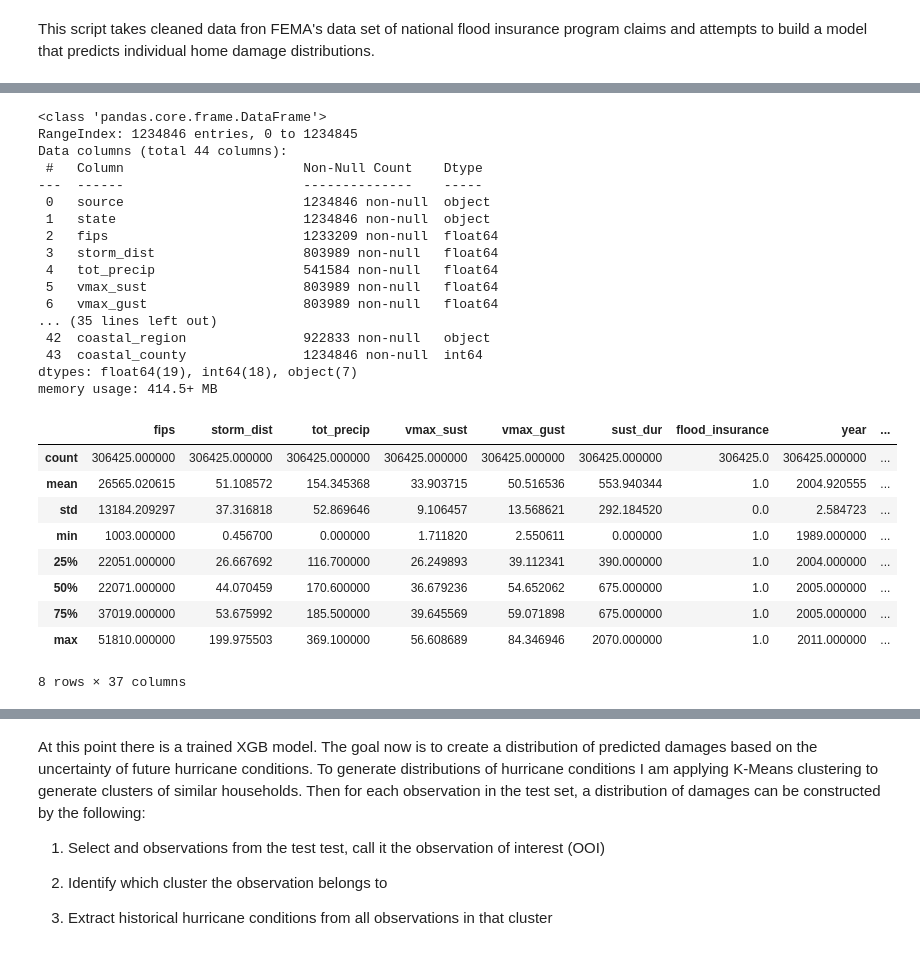
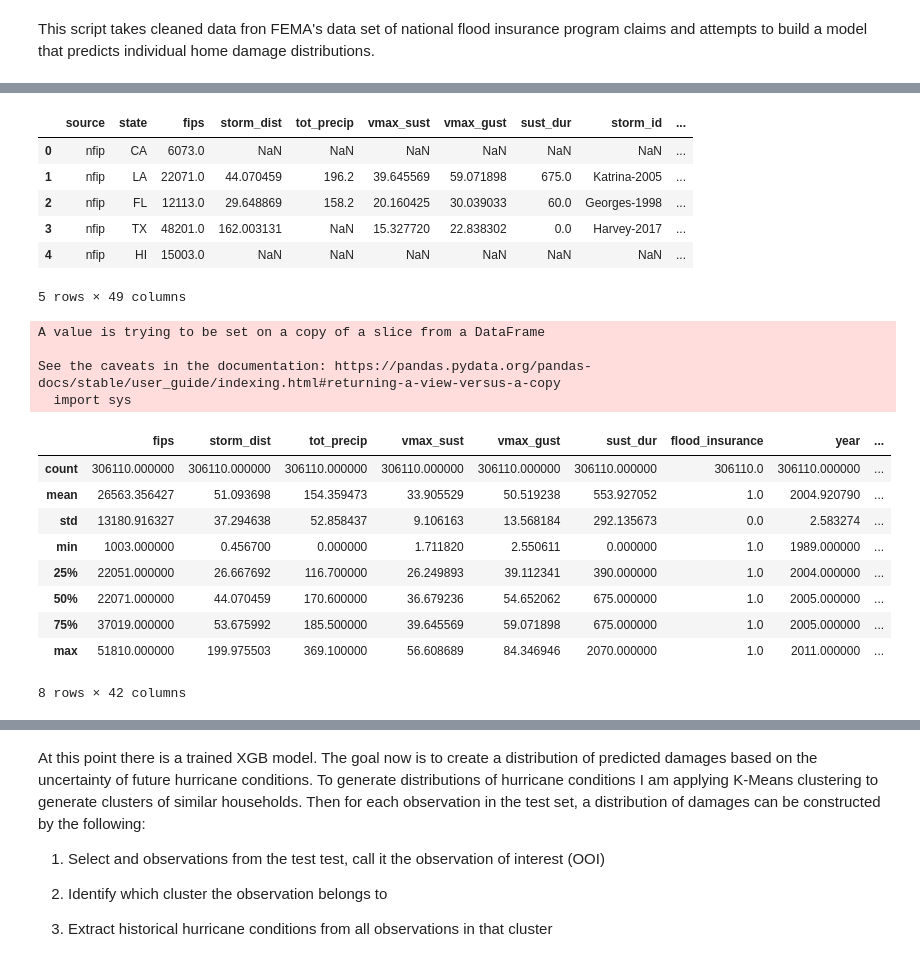
Before and after one commit to dylan-turner25/hurricaneDamagePredictions, a Jupyter notebook: xgb_training_nfip.ipynb, the cells around one changed output, grey strips where cells are left out. Cells and saved outputs as stored; diff of their text form; code cells hidden in the pictures.

```diff
--- a/xgb_training_nfip.ipynb
+++ b/xgb_training_nfip.ipynb
@@ -52,50 +53,45 @@ os.chdir("/home/dylan/Dropbox/Research/Hurricane Damage Predictions")
 # %%
 # import cleaned data
-data = pd.DataFrame(pd.read_csv("./Data/nfip_data_cleaned.csv"))
-data.info() # inspect variables and types
+data_full = pd.DataFrame(pd.read_csv("./Data/nfip_data_cleaned.csv"))
+#data.info() # inspect variables and types
 
-# use only first 10000 observations to speed up testing of code
-#data = data[1:1000]
+# randomly select a small portion of the data to speed up testing of the code
+#data = data.sample(n=100000, random_state=1)
+data_full.head()
 # %% [output]
+|  | source | state | fips | storm_dist | tot_precip | vmax_sust | vmax_gust | sust_dur | storm_id | ... |
+| 0 | nfip | CA | 6073.0 | NaN | NaN | NaN | NaN | NaN | NaN | ... |
+| 1 | nfip | LA | 22071.0 | 44.070459 | 196.2 | 39.645569 | 59.071898 | 675.0 | Katrina-2005 | ... |
+| 2 | nfip | FL | 12113.0 | 29.648869 | 158.2 | 20.160425 | 30.039033 | 60.0 | Georges-1998 | ... |
+| 3 | nfip | TX | 48201.0 | 162.003131 | NaN | 15.327720 | 22.838302 | 0.0 | Harvey-2017 | ... |
+| 4 | nfip | HI | 15003.0 | NaN | NaN | NaN | NaN | NaN | NaN | ... |
-<class 'pandas.core.frame.DataFrame'>
-RangeIndex: 1234846 entries, 0 to 1234845
-Data columns (total 44 columns):
- #   Column                       Non-Null Count    Dtype
----  ------                       --------------    -----
- 0   source                       1234846 non-null  object
- 1   state                        1234846 non-null  object
- 2   fips                         1233209 non-null  float64
- 3   storm_dist                   803989 non-null   float64
- 4   tot_precip                   541584 non-null   float64
- 5   vmax_sust                    803989 non-null   float64
- 6   vmax_gust                    803989 non-null   float64
-... (35 lines left out)
- 42  coastal_region               922833 non-null   object
- 43  coastal_county               1234846 non-null  int64
-dtypes: float64(19), int64(18), object(7)
-memory usage: 414.5+ MB
+5 rows × 49 columns
 # %%
 # keep observations from the nfip claims data set
 #train only on major hurricane (cat 3 or greater)
-data = data[data['max_hurr_cat']>=3]
+data = data_full[data_full['max_hurr_cat']>=3]
 data.describe()
 
 # dropping missing target variable
 data.dropna(axis=0, inplace=True)
 data.describe()
 
-#data.describe()
+data.describe()
 #data.info()
 # %% [output]
+A value is trying to be set on a copy of a slice from a DataFrame
+
+See the caveats in the documentation: https://pandas.pydata.org/pandas-docs/stable/user_guide/indexing.html#returning-a-view-versus-a-copy
+  import sys
 |  | fips | storm_dist | tot_precip | vmax_sust | vmax_gust | sust_dur | flood_insurance | year | ... |
-| count | 306425.000000 | 306425.000000 | 306425.000000 | 306425.000000 | 306425.000000 | 306425.000000 | 306425.0 | 306425.000000 | ... |
-| mean | 26565.020615 | 51.108572 | 154.345368 | 33.903715 | 50.516536 | 553.940344 | 1.0 | 2004.920555 | ... |
-| std | 13184.209297 | 37.316818 | 52.869646 | 9.106457 | 13.568621 | 292.184520 | 0.0 | 2.584723 | ... |
+| count | 306110.000000 | 306110.000000 | 306110.000000 | 306110.000000 | 306110.000000 | 306110.000000 | 306110.0 | 306110.000000 | ... |
+| mean | 26563.356427 | 51.093698 | 154.359473 | 33.905529 | 50.519238 | 553.927052 | 1.0 | 2004.920790 | ... |
+| std | 13180.916327 | 37.294638 | 52.858437 | 9.106163 | 13.568184 | 292.135673 | 0.0 | 2.583274 | ... |
 | min | 1003.000000 | 0.456700 | 0.000000 | 1.711820 | 2.550611 | 0.000000 | 1.0 | 1989.000000 | ... |
 | 25% | 22051.000000 | 26.667692 | 116.700000 | 26.249893 | 39.112341 | 390.000000 | 1.0 | 2004.000000 | ... |
 | 50% | 22071.000000 | 44.070459 | 170.600000 | 36.679236 | 54.652062 | 675.000000 | 1.0 | 2005.000000 | ... |
 | 75% | 37019.000000 | 53.675992 | 185.500000 | 39.645569 | 59.071898 | 675.000000 | 1.0 | 2005.000000 | ... |
 | max | 51810.000000 | 199.975503 | 369.100000 | 56.608689 | 84.346946 | 2070.000000 | 1.0 | 2011.000000 | ... |
-8 rows × 37 columns
+8 rows × 42 columns
 # %%
 # define prediction target (y) and features (x)
```
Also changed, not shown: parts of 13 cells of this notebook, 1 other file.
